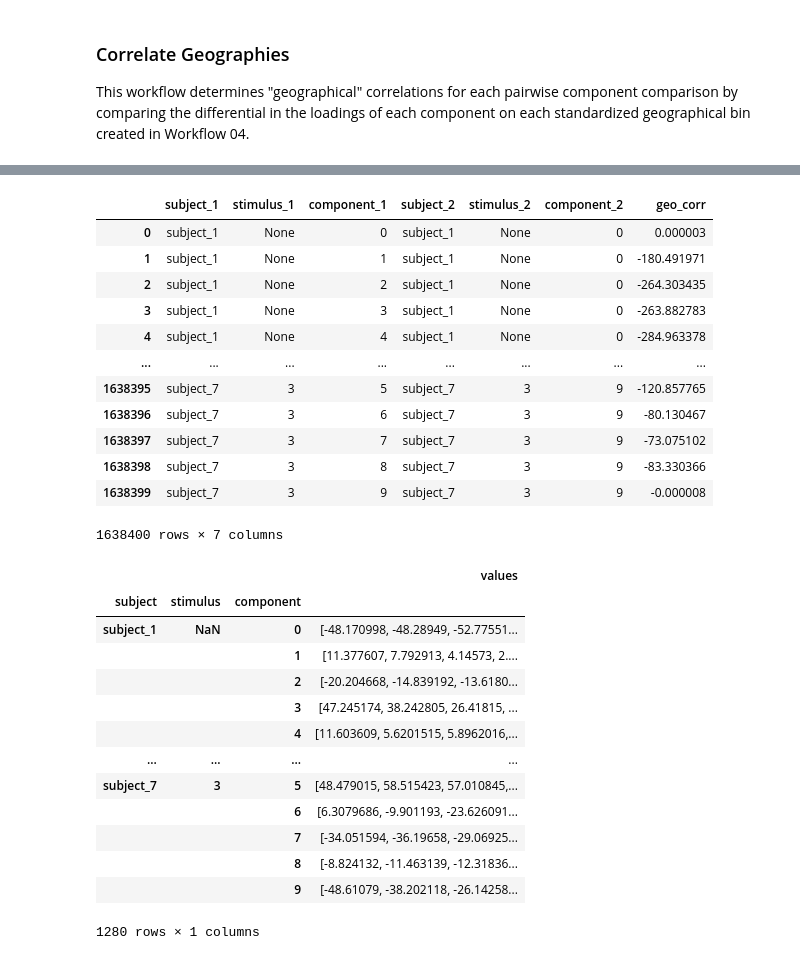
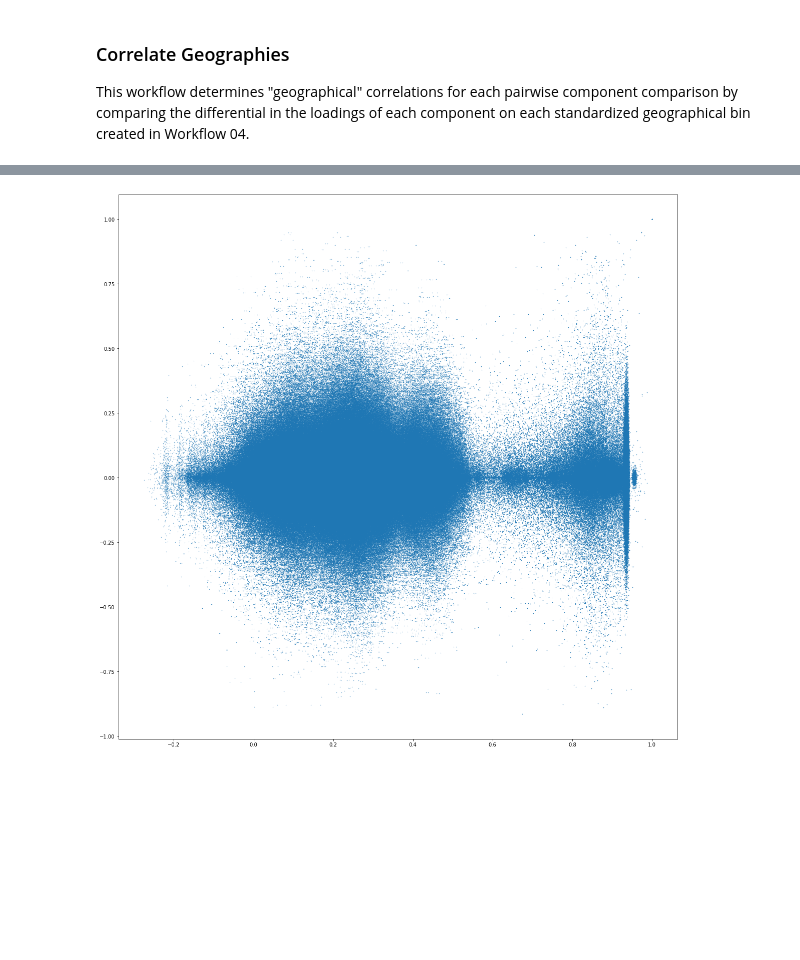
Before and after one commit to mmakutonin/neuronal-network-prediction, a Jupyter notebook: python_workflows/05 Correlate PCA Model Geographies.ipynb, the cells around one changed output, grey strips where cells are left out. Drawn from its saved outputs; the diff is of its cells as text; code cells hidden in the pictures; blank space fills up the shorter version.

Commit message:
Added some extra functionality.

```diff
--- a/python_workflows/05 Correlate PCA Model Geographies.ipynb
+++ b/python_workflows/05 Correlate PCA Model Geographies.ipynb
@@ -15,3 +66,31 @@ geography_list=load_file('data_synthesized_pickled/geo_plotting_data.pickle')
+# %%
+def equalize_component_function_lengths(comp_1, comp_2):
+    if comp_1.size == comp_2.size:
+        return comp_1, comp_2
+    elif comp_1.size > comp_2.size:
+        return equalize_component_function_lengths(comp_2, comp_1)
+    while comp_1.size < comp_2.size:
+        comp_1 = np.concatenate((comp_1, comp_1), axis=None)
+    comp_1 = comp_1[0:comp_2.size]
+    return comp_1, comp_2
+# %%
+def correlate_component_functions(row, comp_data_df):
+    comp1=comp_data_df.at[(row.subject_1, row.stimulus_1, row.component_1), 'values']
+    comp2=comp_data_df.at[(row.subject_2, row.stimulus_2, row.component_2), 'values']
+    comp1, comp2 = equalize_component_function_lengths(comp1, comp2)
+    return pearsonr(comp1, comp2)[0]
+# %%
+def apply_correlation_functions(comp_df, component_data_df):
+    geo_corr = []
+    func_corr = []
+    for row in comp_df.itertuples():
+        geo_corr.append(correlate_component_geographies(row.values_1, row.values_2))
+        func_corr.append(correlate_component_functions(row, component_data_df))
+    geo_corr = pd.Series(geo_corr)
+    func_corr = pd.Series(func_corr)
+    comp_df['geo_corr'] = geo_corr
+    comp_df['func_corr'] = func_corr
+    return comp_df
 # %% [markdown]
 ### Correlate Geographies
 This workflow determines "geographical" correlations for each pairwise component comparison by comparing the differential in the loadings of each component on each standardized geographical bin created in Workflow 04.
@@ -112,0 +97,8 @@ This portion of the workflow has generated models score the likelihoods of encou
+# %%
+print(starting_run("Correlating Components"))
+comp_list = create_component_list()
+comp_df = fill_comparison_df(comp_list)
+component_data_df = create_component_function_df()
+correlation_df = apply_correlation_functions(comp_df, component_data_df)
+# print(comp_df.loc[0:1000].apply(apply_correlation_functions, axis=1))
+print(finished_run("Correlating Components"))
@@ -113,18 +110,9 @@ This portion of the workflow has generated models score the likelihoods of encou
+# %%
+fig = plt.figure(figsize=(20,20))
+plt.scatter(correlation_df.geo_corr, correlation_df.func_corr, s=.1)
+plt.show()
+# %% [output]
+[figure, added]
 # %%
-del comp_df['values_1']
-del comp_df['values_2']
-comp_df
+del correlation_df['values_1']
+del correlation_df['values_2']
-# %% [output]
-|  | subject_1 | stimulus_1 | component_1 | subject_2 | stimulus_2 | component_2 | geo_corr |
-| 0 | subject_1 | None | 0 | subject_1 | None | 0 | 0.000003 |
-| 1 | subject_1 | None | 1 | subject_1 | None | 0 | -180.491971 |
-| 2 | subject_1 | None | 2 | subject_1 | None | 0 | -264.303435 |
-| 3 | subject_1 | None | 3 | subject_1 | None | 0 | -263.882783 |
-| 4 | subject_1 | None | 4 | subject_1 | None | 0 | -284.963378 |
-| ... | ... | ... | ... | ... | ... | ... | ... |
-| 1638395 | subject_7 | 3 | 5 | subject_7 | 3 | 9 | -120.857765 |
-| 1638396 | subject_7 | 3 | 6 | subject_7 | 3 | 9 | -80.130467 |
-| 1638397 | subject_7 | 3 | 7 | subject_7 | 3 | 9 | -73.075102 |
-| 1638398 | subject_7 | 3 | 8 | subject_7 | 3 | 9 | -83.330366 |
-| 1638399 | subject_7 | 3 | 9 | subject_7 | 3 | 9 | -0.000008 |
-1638400 rows × 7 columns
@@ -144,19 +118,0 @@ for row in model_df.itertuples():
-# %%
-component_data_df = pd.DataFrame(component_data_list, columns=['subject', 'stimulus', 'component', 'values'])
-component_data_df.set_index(['subject', 'stimulus', 'component'], inplace=True)
-component_data_df
-# %% [output]
-|  |  |  | values |
-| subject | stimulus | component |  |
-| subject_1 | NaN | 0 | [-48.170998, -48.28949, -52.77551... |
-|  |  | 1 | [11.377607, 7.792913, 4.14573, 2.... |
-|  |  | 2 | [-20.204668, -14.839192, -13.6180... |
-|  |  | 3 | [47.245174, 38.242805, 26.41815, ... |
-|  |  | 4 | [11.603609, 5.6201515, 5.8962016,... |
-| ... | ... | ... | ... |
-| subject_7 | 3 | 5 | [48.479015, 58.515423, 57.010845,... |
-|  |  | 6 | [6.3079686, -9.901193, -23.626091... |
-|  |  | 7 | [-34.051594, -36.19658, -29.06925... |
-|  |  | 8 | [-8.824132, -11.463139, -12.31836... |
-|  |  | 9 | [-48.61079, -38.202118, -26.14258... |
-1280 rows × 1 columns
```
Also changed, not shown: parts of 24 cells of this notebook, 11 other files.
